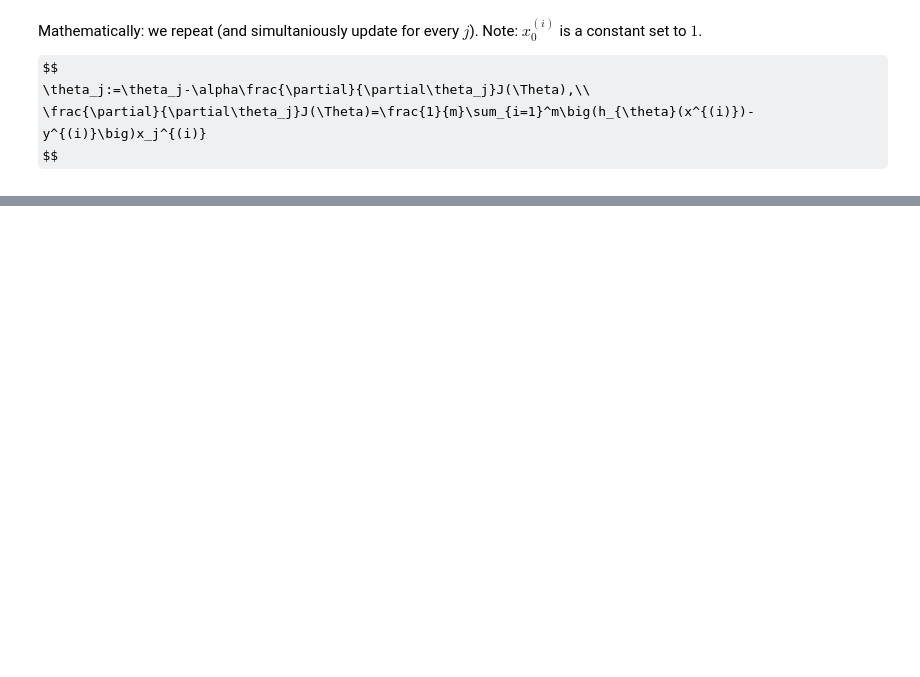
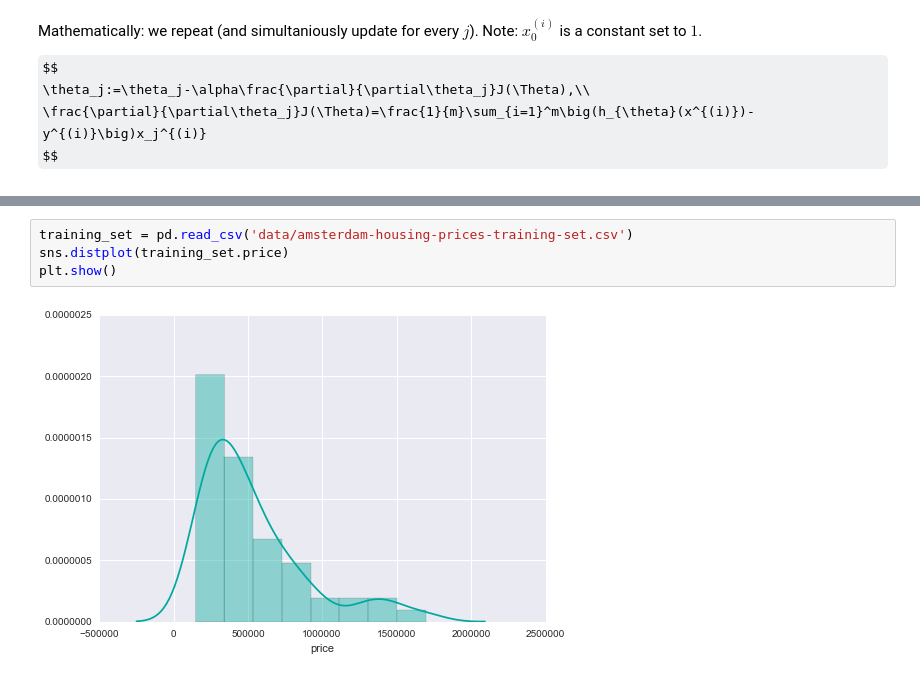
Before and after one commit to leonvanbokhorst/NoteBooks-Statistics-and-MachineLearning, a Jupyter notebook: 0021 Multivariate Linear Regression with Gradient Descent.ipynb, the cells around one changed output, grey strips where cells are left out. Cells and saved outputs as stored; diff of their text form; some formulas as TeX source; blank space fills up the shorter version.

```diff
--- a/0021 Multivariate Linear Regression with Gradient Descent.ipynb
+++ b/0021 Multivariate Linear Regression with Gradient Descent.ipynb
@@ -164,0 +195,6 @@ Yada
+# %%
+training_set = pd.read_csv('data/amsterdam-housing-prices-training-set.csv')
+sns.distplot(training_set.price)
+plt.show()
+# %% [output]
+[figure, added]
```
Also changed, not shown: parts of 15 cells of this notebook, 2 other files.
